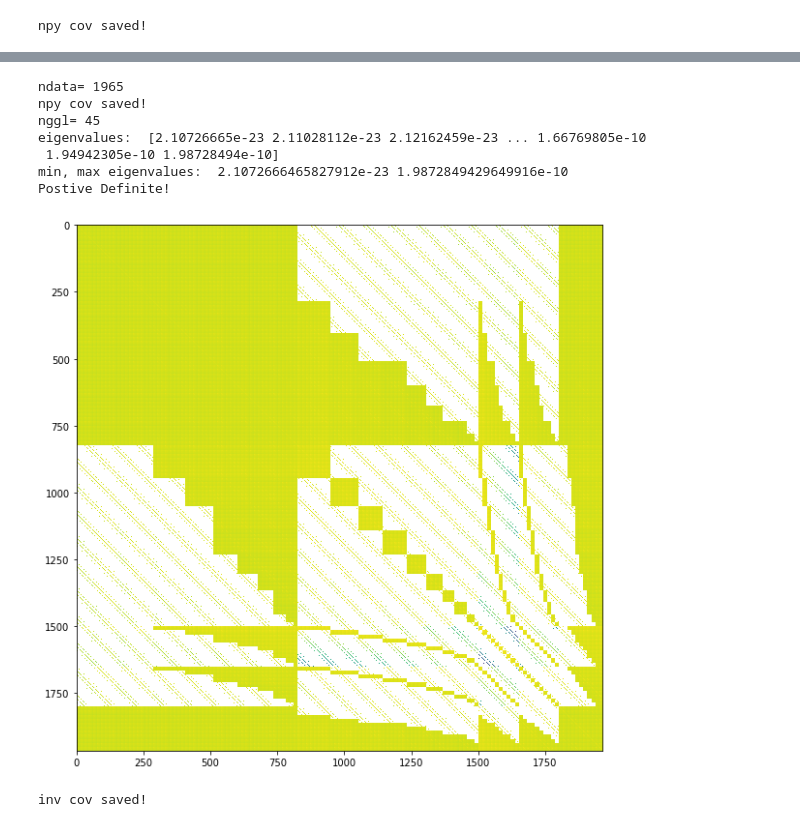
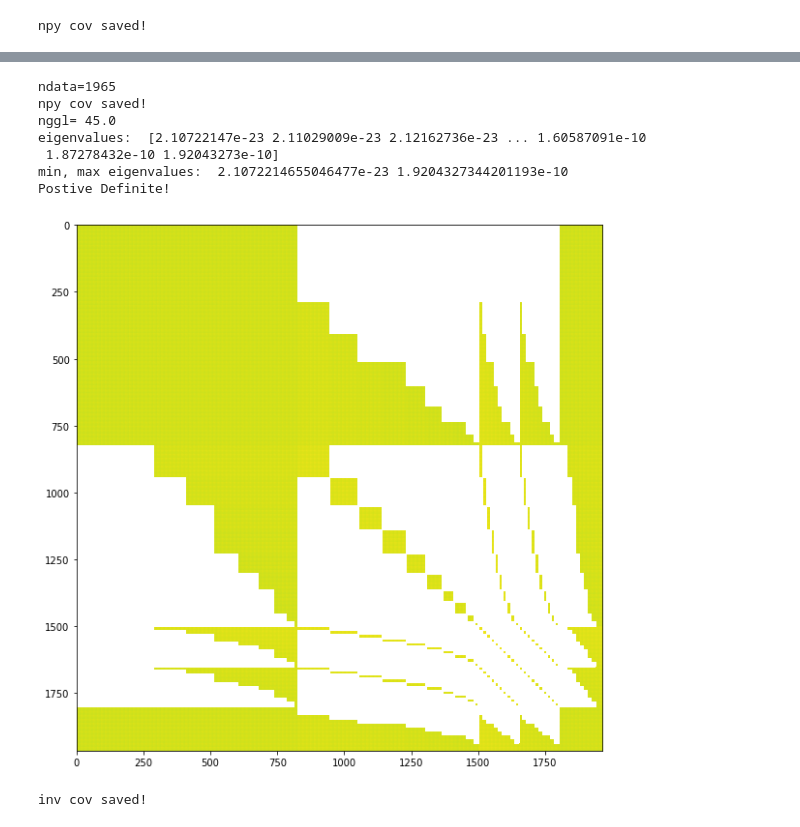
Before and after one commit to CosmoLike/LSSTxSO, a Jupyter notebook: cov/test_cov_6x2pt.ipynb, the cells around one changed output, grey strips where cells are left out. Cells and saved outputs as stored; diff of their text form; code cells hidden in the pictures.

```diff
--- a/cov/test_cov_6x2pt.ipynb
+++ b/cov/test_cov_6x2pt.ipynb
@@ -122,19 +110,19 @@ plot_cov(cov_Y6_6x2pt, 10)
 # %%
-cov_Y1_6x2pt, ndata_Y1_6x2pt = read_cov('cov_LSSTxSO_Y1_15')
+cov_Y1_6x2pt, ndata_Y1_6x2pt = read_cov('cov_lsstxsoy1')
 save_cov_npy(cov_Y1_6x2pt, 'cov_LSSTxSO_Y1_6x2pt.npy')
 nggl = get_Nggl(ndata_Y1_6x2pt,nshear,nsource,nlens,ntheta)
 print("nggl=", nggl)
 test_cov(cov_Y1_6x2pt)
 plot_cov(cov_Y1_6x2pt, 10)
 # %% [output]
-ndata= 1965
+ndata=1965
 npy cov saved!
-nggl= 45
-eigenvalues:  [2.10726665e-23 2.11028112e-23 2.12162459e-23 ... 1.66769805e-10
- 1.94942305e-10 1.98728494e-10]
-min, max eigenvalues:  2.1072666465827912e-23 1.9872849429649916e-10
+nggl= 45.0
+eigenvalues:  [2.10722147e-23 2.11029009e-23 2.12162736e-23 ... 1.60587091e-10
+ 1.87278432e-10 1.92043273e-10]
+min, max eigenvalues:  2.1072214655046477e-23 1.9204327344201193e-10
 Postive Definite!
-[figure, old version]
+[figure, new version]
 # %%
 invcov_Y1_6x2pt = inv_cov_output(cov_Y1_6x2pt, ndata_Y1_6x2pt, 'invcov_Y1_6x2pt')
 # %% [output]
```
Also changed, not shown: parts of 16 cells of this notebook, 43 other files.
